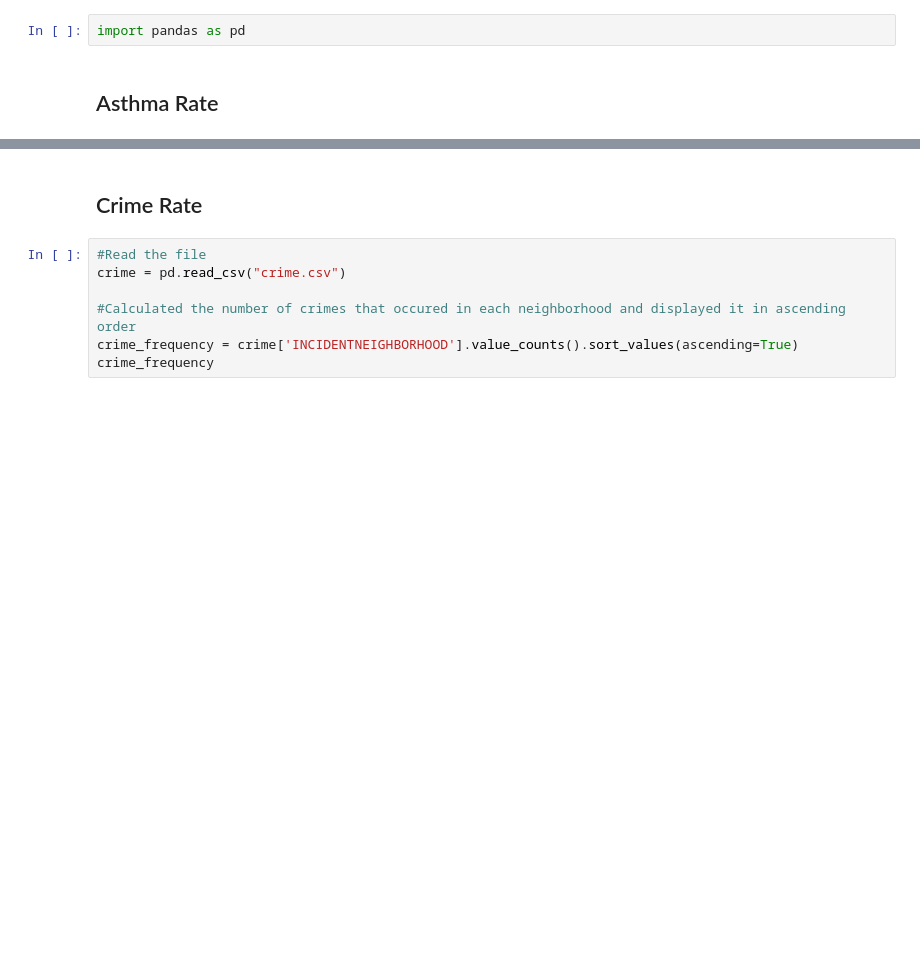
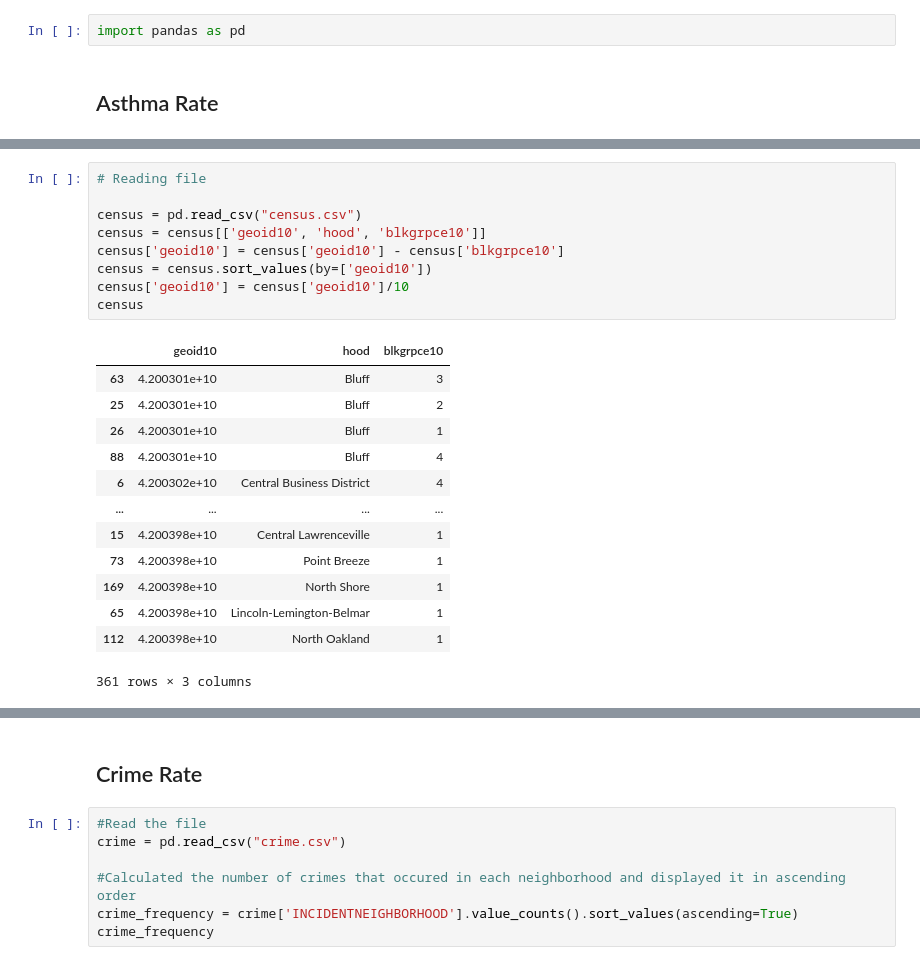
Before and after one commit to nishka-abraham/househunters, a Jupyter notebook: Final_report.ipynb, the cells around one changed output, grey strips where cells are left out. Drawn from its saved outputs; the diff is of its cells as text; blank space fills up the shorter version.

```diff
--- a/Final_report.ipynb
+++ b/Final_report.ipynb
@@ -20,0 +51,23 @@ import pandas as pd
+# %%
+# Reading file
+
+census = pd.read_csv("census.csv")
+census = census[['geoid10', 'hood', 'blkgrpce10']]
+census['geoid10'] = census['geoid10'] - census['blkgrpce10']
+census = census.sort_values(by=['geoid10'])
+census['geoid10'] = census['geoid10']/10
+census
+# %% [output]
+|  | geoid10 | hood | blkgrpce10 |
+| 63 | 4.200301e+10 | Bluff | 3 |
+| 25 | 4.200301e+10 | Bluff | 2 |
+| 26 | 4.200301e+10 | Bluff | 1 |
+| 88 | 4.200301e+10 | Bluff | 4 |
+| 6 | 4.200302e+10 | Central Business District | 4 |
+| ... | ... | ... | ... |
+| 15 | 4.200398e+10 | Central Lawrenceville | 1 |
+| 73 | 4.200398e+10 | Point Breeze | 1 |
+| 169 | 4.200398e+10 | North Shore | 1 |
+| 65 | 4.200398e+10 | Lincoln-Lemington-Belmar | 1 |
+| 112 | 4.200398e+10 | North Oakland | 1 |
+361 rows × 3 columns
```
Also changed, not shown: parts of 11 cells of this notebook.
